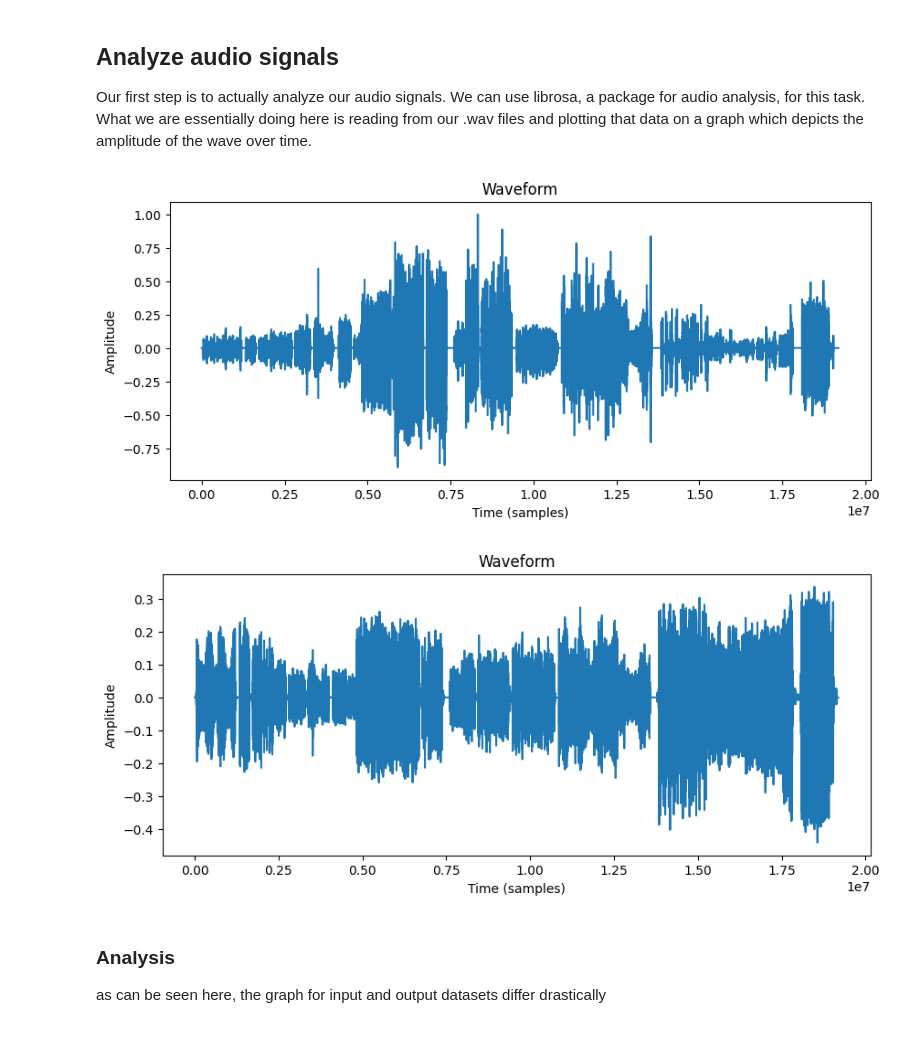
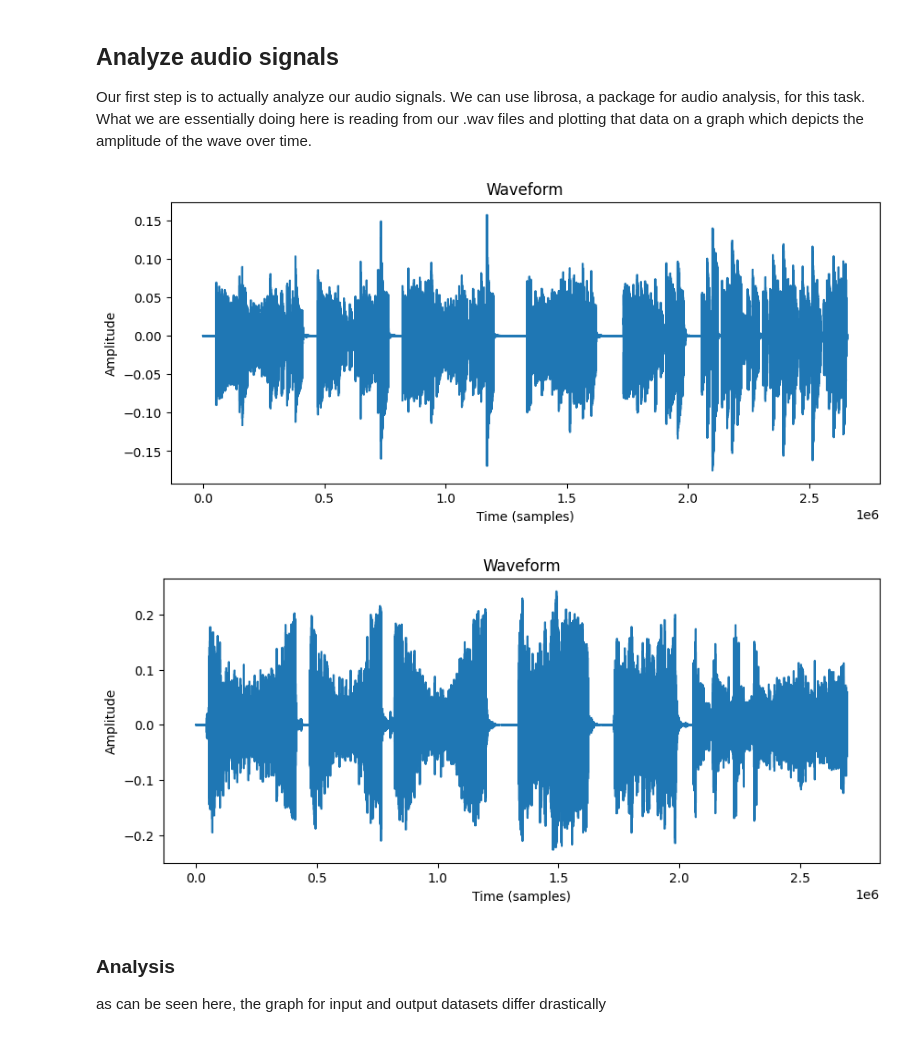
Before and after one commit to KshitijKapoor8/guitar-pedal-ml, a Jupyter notebook: main.ipynb, the cells around one changed output. Drawn from its saved outputs; the diff is of its cells as text; code cells hidden in the pictures.

```diff
--- a/main.ipynb
+++ b/main.ipynb
@@ -44,27 +44,27 @@ Our first step is to actually analyze our audio signals. We can use librosa, a p
 # %%
 # data exploration to expand on later
 
 def load_audio(file_path: str) -> tuple:
     audio_signal, sampling_rate = librosa.load(file_path, sr=None)
     return audio_signal, sampling_rate
 
 def plot_waveform(wave: np.ndarray) -> None:
     # Plot the waveform
     plt.figure(figsize=(10, 4))
     plt.plot(wave)
     plt.title("Waveform")
     plt.xlabel("Time (samples)")
     plt.ylabel("Amplitude")
     plt.show()
 
-inp_audio_signal, inp_sampling_rate = load_audio("./data/ML_Pedal_Input.wav")
-out_audio_signal, out_sampling_rate = load_audio("./data/ML_Pedal_Output.wav")
+inp_audio_signal, inp_sampling_rate = load_audio("./data/ML_Pedal_Input_Shortened.wav")
+out_audio_signal, out_sampling_rate = load_audio("./data/ML_Pedal_Output_Shortened.wav")
 
 plot_waveform(inp_audio_signal)
 plot_waveform(out_audio_signal)
 # %% [output]
-[figure, old version]
+[figure, new version]
-[figure, old version]
+[figure, new version]
 # %% [markdown]
 ### Analysis
 as can be seen here, the graph for input and output datasets differ drastically
```
Also changed, not shown: parts of 9 cells of this notebook, 1 other file.
